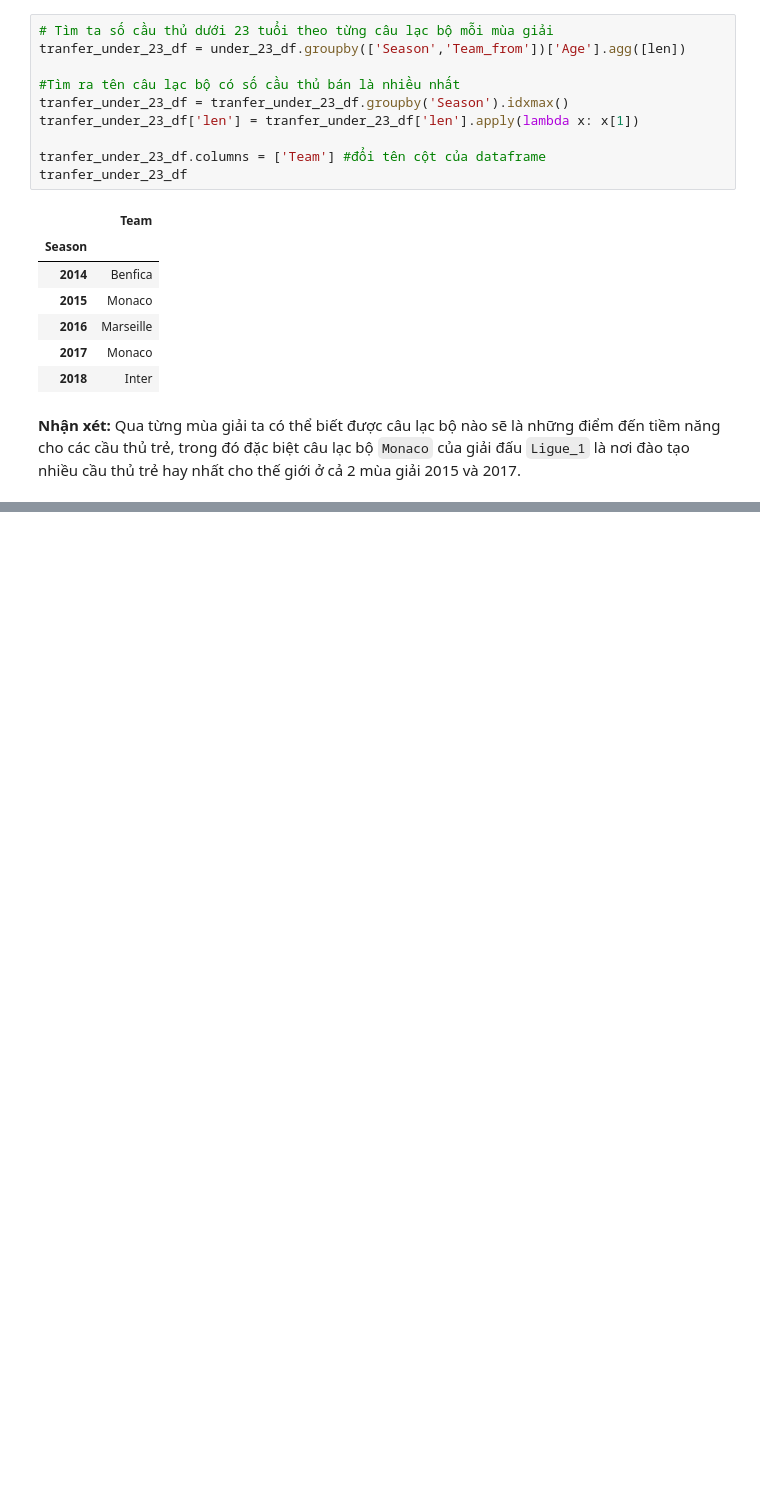
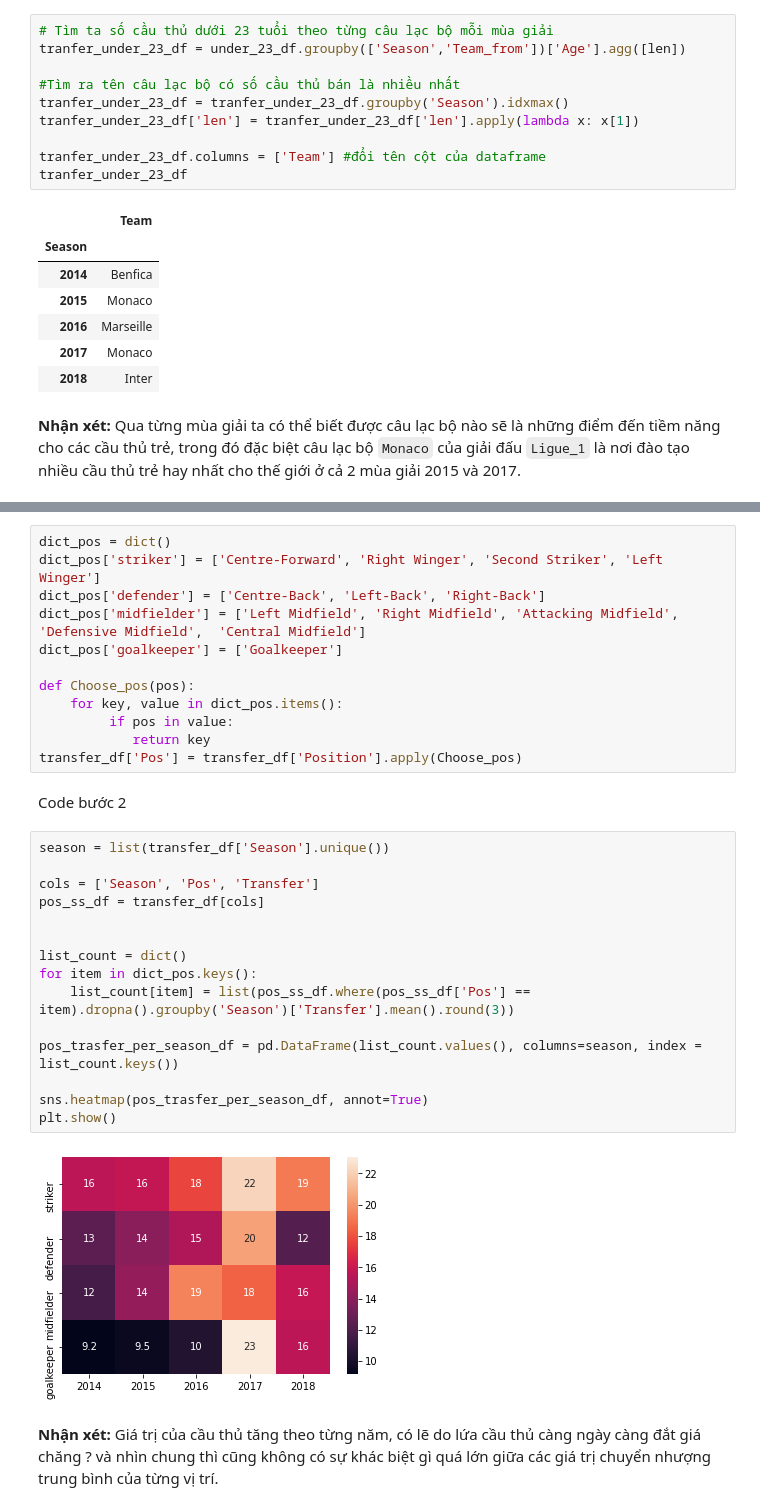
Before and after one commit to datpham2001/P4DS-CQ19-FinalProject, a Jupyter notebook: final-project.ipynb, the cells around one changed output, grey strips where cells are left out. Saved outputs shown, nothing was run; the diff lists cells and outputs as text; blank space fills up the shorter version.

```diff
--- a/final-project.ipynb
+++ b/final-project.ipynb
@@ -298,0 +407,33 @@ tranfer_under_23_df
+# %%
+dict_pos = dict()
+dict_pos['striker'] = ['Centre-Forward', 'Right Winger', 'Second Striker', 'Left Winger']
+dict_pos['defender'] = ['Centre-Back', 'Left-Back', 'Right-Back']
+dict_pos['midfielder'] = ['Left Midfield', 'Right Midfield', 'Attacking Midfield',  'Defensive Midfield',  'Central Midfield']
+dict_pos['goalkeeper'] = ['Goalkeeper']
+
+def Choose_pos(pos):
+    for key, value in dict_pos.items():
+         if pos in value:
+            return key
+transfer_df['Pos'] = transfer_df['Position'].apply(Choose_pos)
+# %% [markdown]
+Code bước 2
+# %%
+season = list(transfer_df['Season'].unique())
+
+cols = ['Season', 'Pos', 'Transfer']
+pos_ss_df = transfer_df[cols]
+
+
+list_count = dict()
+for item in dict_pos.keys():
+    list_count[item] = list(pos_ss_df.where(pos_ss_df['Pos'] == item).dropna().groupby('Season')['Transfer'].mean().round(3))
+
+pos_trasfer_per_season_df = pd.DataFrame(list_count.values(), columns=season, index = list_count.keys())
+
+sns.heatmap(pos_trasfer_per_season_df, annot=True)
+plt.show()
+# %% [output]
+[figure, added]
+# %% [markdown]
+**Nhận xét:** Giá trị của cầu thủ tăng theo từng năm, có lẽ do lứa cầu thủ càng ngày càng đắt giá chăng ? và nhìn chung thì cũng không có sự khác biệt gì quá lớn giữa các giá trị chuyển nhượng trung bình của từng vị trí.
```
Also changed, not shown: parts of 23 cells of this notebook.
